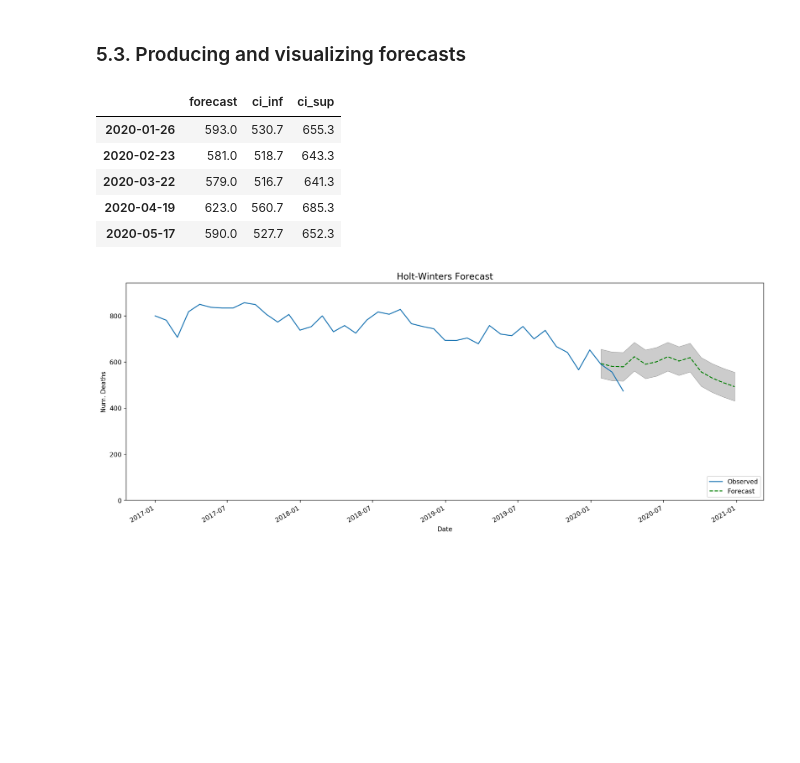
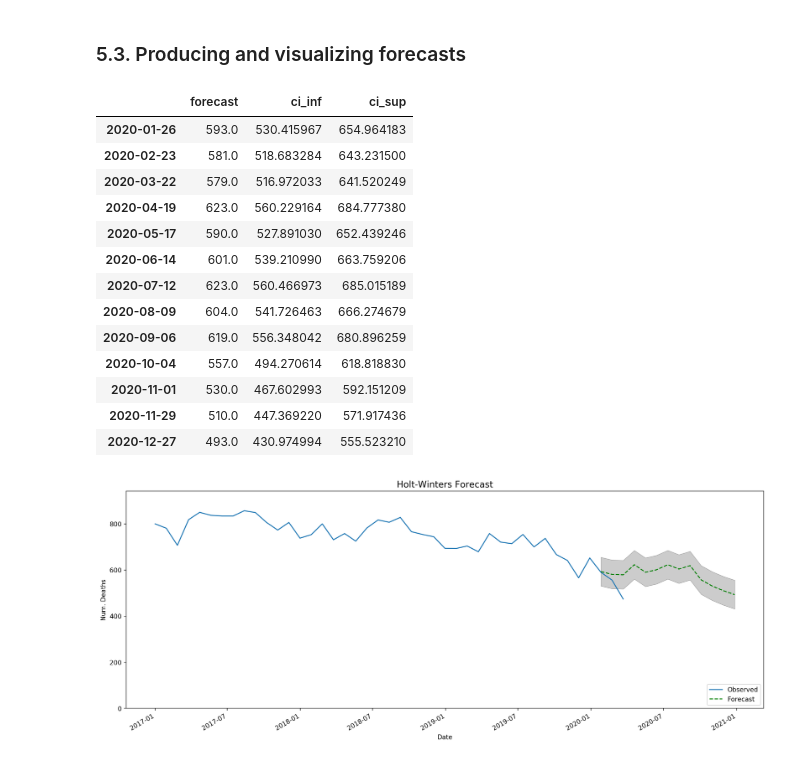
Before and after one commit to ansegura7/covid19-col-disease-impact, a Jupyter notebook: predictive-analytics/2-infant-mortality/code/im_ts_analysis.ipynb, the cells around one changed output. Drawn from its saved outputs; the diff is of its cells as text; code cells hidden in the pictures; blank space fills up the shorter version.

```diff
--- a/predictive-analytics/2-infant-mortality/code/im_ts_analysis.ipynb
+++ b/predictive-analytics/2-infant-mortality/code/im_ts_analysis.ipynb
@@ -556,7 +556,7 @@ if run_fit:
 # %%
 # Fitting a SARIMA Time Series model
 filterwarnings("ignore")
-model = sm.tsa.statespace.SARIMAX(series_data, order=(0, 2, 2), seasonal_order=(0, 1, 0, data_freq),
+model = sm.tsa.statespace.SARIMAX(series_data, order=(2, 0, 1), seasonal_order=(2, 0, 1, data_freq),
                                   enforce_stationarity=False, enforce_invertibility=False)
 model = model.fit()
 # %%
@@ -688,8 +696,13 @@ The MAPE of our forecasts is: 7.672 %
 ### 4.4. Producing and visualizing forecasts
 # %%
 # Get forecast n steps ahead in future (1 year)
-pred_uc = model.get_forecast(steps=n_forecast)
-y_forecasted = pd.Series(np.array([max(round(p),0) for p in pred_uc.predicted_mean]), pred_uc.predicted_mean.index)
+pred_bj = model.get_forecast(steps=n_forecast)
+y_forecasted = np.array([max(round(p),0) for p in pred_bj.predicted_mean])
 
 # Get confidence intervals of forecasts
-pred_ci = pred_uc.conf_int(alpha=1-ci_alpha)
+pred_df = pd.DataFrame(y_forecasted, columns=['forecast'])
+pred_df = pred_df.set_index(pred_bj.predicted_mean.index)
+pred_ci = pred_bj.conf_int(alpha=1-ci_alpha)
+pred_df['ci_inf'] = pred_ci.iloc[:, 0]
+pred_df['ci_sup'] = pred_ci.iloc[:, 1]
+pred_df
@@ -917,22 +945,30 @@ initial_seasons.12            74.034517                 s.12                 Tru
 # %%
 # Get forecast n steps ahead in future (1 year)
 pred_hw = model.forecast(steps=n_forecast)
-pred_hw = np.array([round(p) for p in pred_hw])
+y_forecasted = np.array([max(round(p),0) for p in pred_hw])
 
 # Get confidence intervals of forecasts
-pred_df = pd.DataFrame(pred_hw, columns=['forecast'])
-pred_df = pred_df.set_index(pred_uc.predicted_mean.index)
+pred_df = pd.DataFrame(y_forecasted, columns=['forecast'])
+pred_df = pred_df.set_index(pred_bj.predicted_mean.index)
 ci_beta = max(pred_hw) - max(pred_hw) * ci_alpha
 pred_df['ci_inf'] = pred_hw - ci_beta
 pred_df['ci_sup'] = pred_hw + ci_beta
-pred_df.head()
+pred_df
 # %% [output]
 |  | forecast | ci_inf | ci_sup |
-| 2020-01-26 | 593.0 | 530.7 | 655.3 |
-| 2020-02-23 | 581.0 | 518.7 | 643.3 |
-| 2020-03-22 | 579.0 | 516.7 | 641.3 |
-| 2020-04-19 | 623.0 | 560.7 | 685.3 |
-| 2020-05-17 | 590.0 | 527.7 | 652.3 |
+| 2020-01-26 | 593.0 | 530.415967 | 654.964183 |
+| 2020-02-23 | 581.0 | 518.683284 | 643.231500 |
+| 2020-03-22 | 579.0 | 516.972033 | 641.520249 |
+| 2020-04-19 | 623.0 | 560.229164 | 684.777380 |
+| 2020-05-17 | 590.0 | 527.891030 | 652.439246 |
+| 2020-06-14 | 601.0 | 539.210990 | 663.759206 |
+| 2020-07-12 | 623.0 | 560.466973 | 685.015189 |
+| 2020-08-09 | 604.0 | 541.726463 | 666.274679 |
+| 2020-09-06 | 619.0 | 556.348042 | 680.896259 |
+| 2020-10-04 | 557.0 | 494.270614 | 618.818830 |
+| 2020-11-01 | 530.0 | 467.602993 | 592.151209 |
+| 2020-11-29 | 510.0 | 447.369220 | 571.917436 |
+| 2020-12-27 | 493.0 | 430.974994 | 555.523210 |
 # %%
 # Plot results
 plt.figure(figsize=(18, 7), dpi=200)
```
Also changed, not shown: parts of 15 cells of this notebook, 7 other files.
